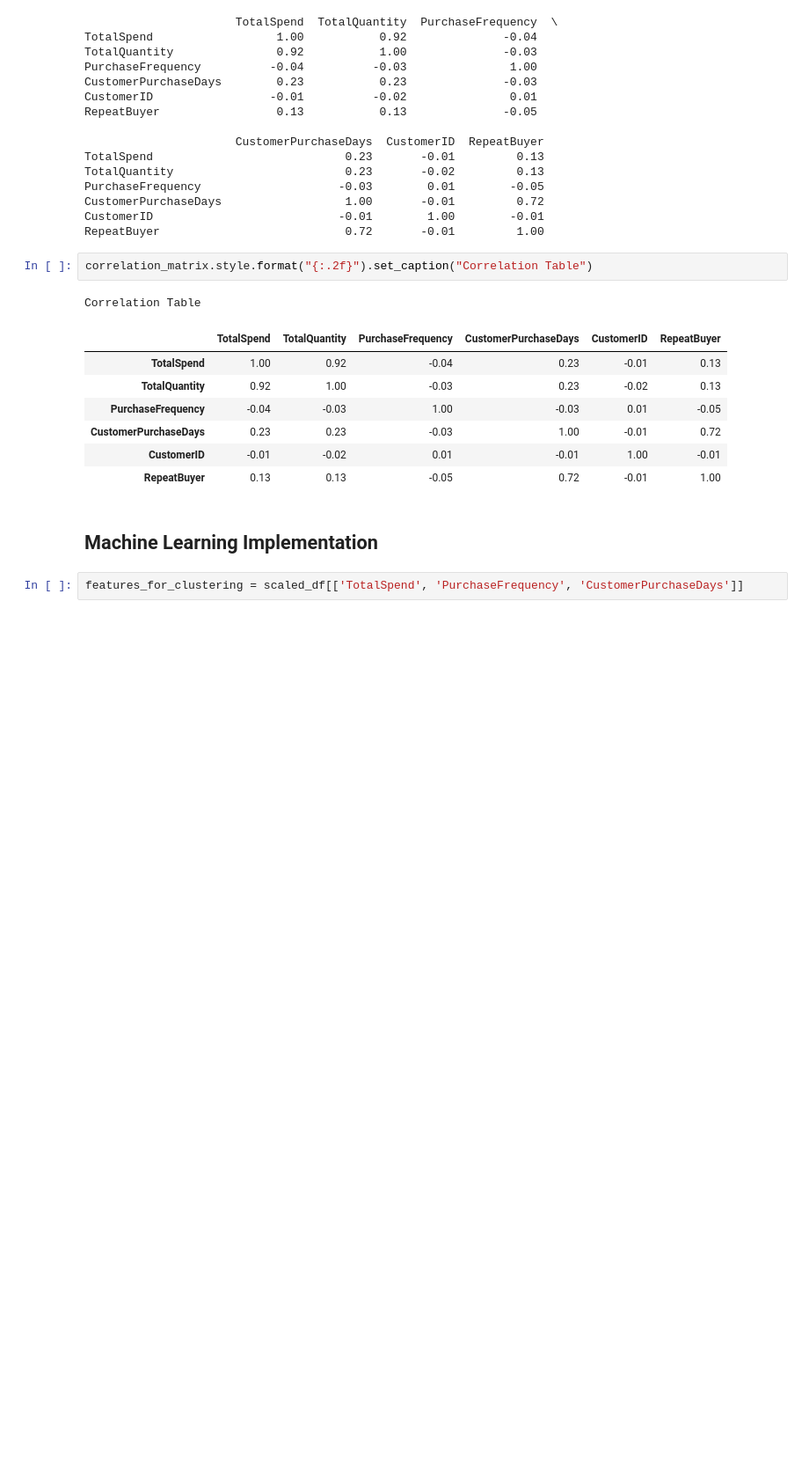
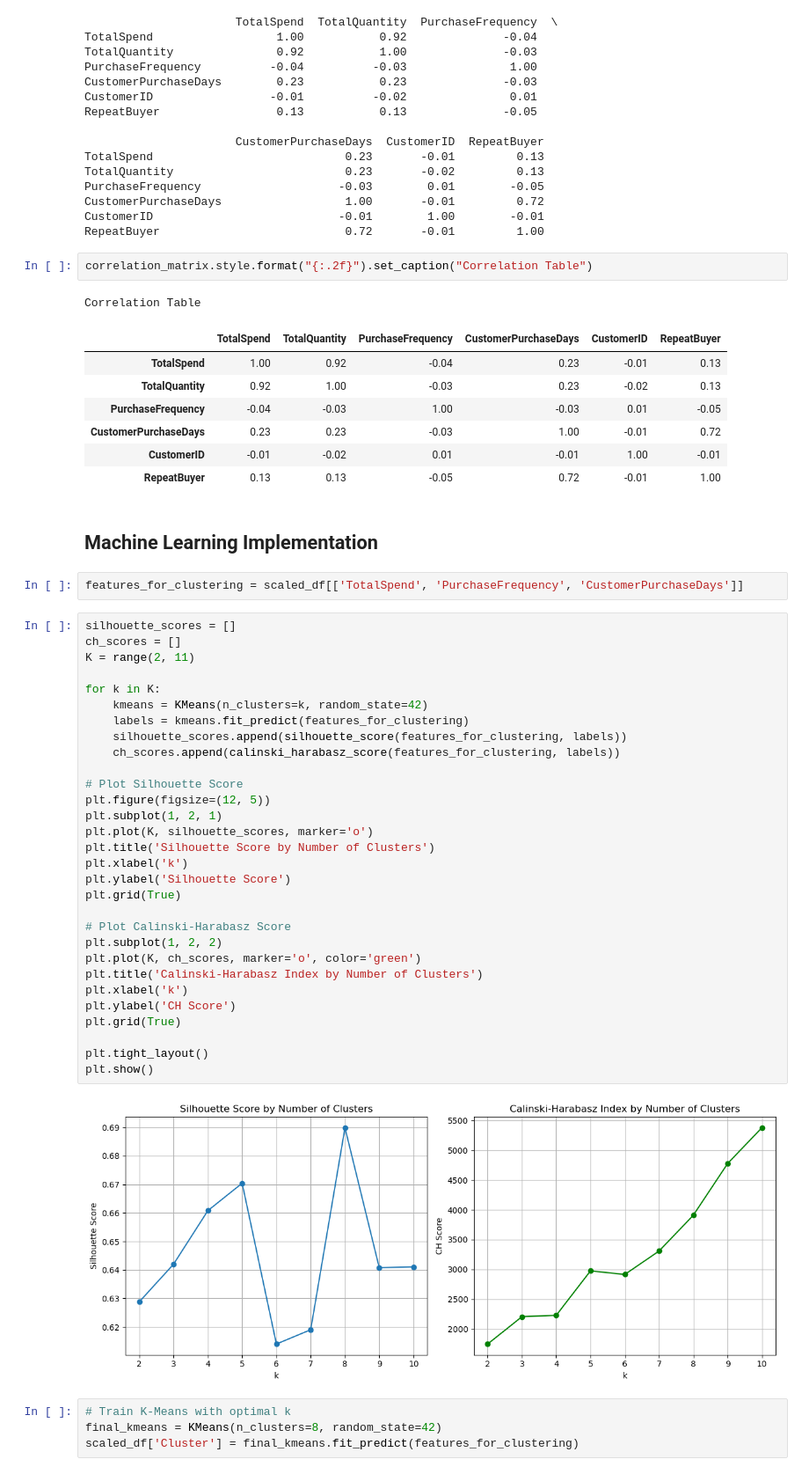
Before and after one commit to Zahid295/repeat-purchase-prediction, a Jupyter notebook: CA2_Capstone.ipynb, the cells around one changed output. Shown at 88% size. Drawn from its saved outputs; the diff is of its cells as text; blank space fills up the shorter version.

Commit message:
Add K-Means Clustering implementation

```diff
--- a/CA2_Capstone.ipynb
+++ b/CA2_Capstone.ipynb
@@ -334,3 +342,39 @@ Correlation Table
 ## Machine Learning Implementation
 # %%
 features_for_clustering = scaled_df[['TotalSpend', 'PurchaseFrequency', 'CustomerPurchaseDays']]
+# %%
+silhouette_scores = []
+ch_scores = []
+K = range(2, 11)
+
+for k in K:
+    kmeans = KMeans(n_clusters=k, random_state=42)
+    labels = kmeans.fit_predict(features_for_clustering)
+    silhouette_scores.append(silhouette_score(features_for_clustering, labels))
+    ch_scores.append(calinski_harabasz_score(features_for_clustering, labels))
+
+# Plot Silhouette Score
+plt.figure(figsize=(12, 5))
+plt.subplot(1, 2, 1)
+plt.plot(K, silhouette_scores, marker='o')
+plt.title('Silhouette Score by Number of Clusters')
+plt.xlabel('k')
+plt.ylabel('Silhouette Score')
+plt.grid(True)
+
+# Plot Calinski-Harabasz Score
+plt.subplot(1, 2, 2)
+plt.plot(K, ch_scores, marker='o', color='green')
+plt.title('Calinski-Harabasz Index by Number of Clusters')
+plt.xlabel('k')
+plt.ylabel('CH Score')
+plt.grid(True)
+
+plt.tight_layout()
+plt.show()
+# %% [output]
+[figure, added]
+# %%
+# Train K-Means with optimal k
+final_kmeans = KMeans(n_clusters=8, random_state=42)
+scaled_df['Cluster'] = final_kmeans.fit_predict(features_for_clustering)
```
Also changed, not shown: parts of 4 cells of this notebook, 1 other file.
